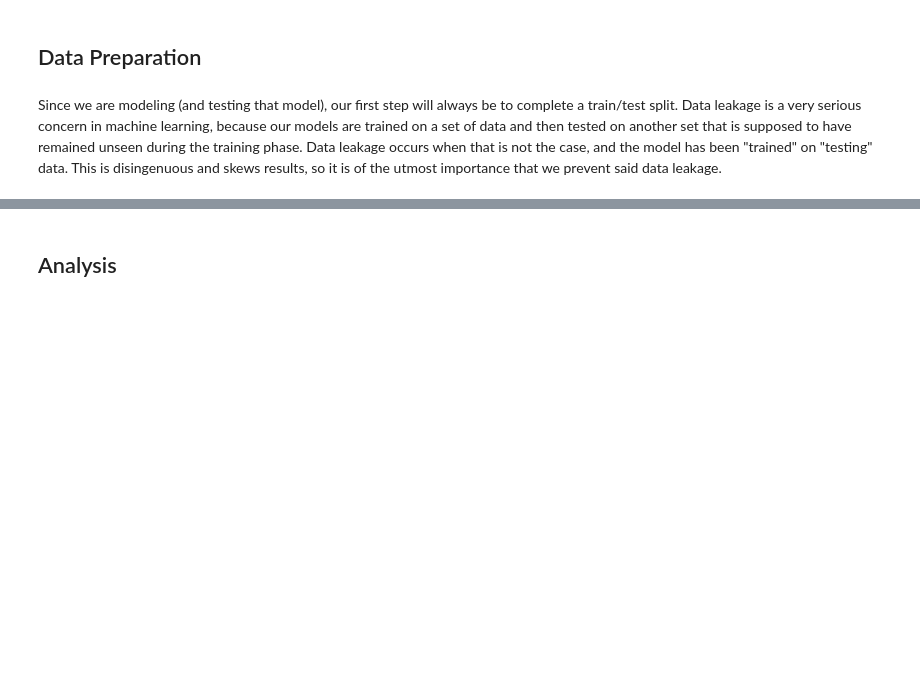
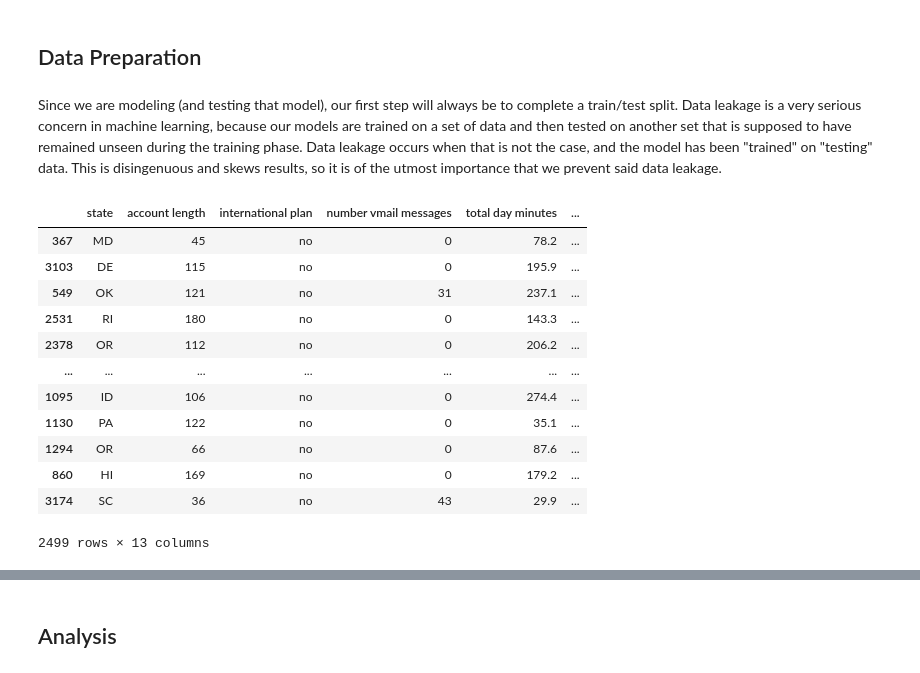
Before and after one commit to falloutb1tch/CustomerChurnProject, a Jupyter notebook: Final.ipynb, the cells around one changed output, grey strips where cells are left out. Saved outputs shown, nothing was run; the diff lists cells and outputs as text; code cells hidden in the pictures; blank space fills up the shorter version.

```diff
--- a/Final.ipynb
+++ b/Final.ipynb
@@ -84,3 +125,19 @@ Since we are modeling (and testing that model), our first step will always be to
 X = cust_df.drop('churn', axis=1)
 y = cust_df['churn']
 X_train, X_test, y_train, y_test = train_test_split(X, y, test_size=.25, random_state=42)
+# %%
+X_train
+# %% [output]
+|  | state | account length | international plan | number vmail messages | total day minutes | ... |
+| 367 | MD | 45 | no | 0 | 78.2 | ... |
+| 3103 | DE | 115 | no | 0 | 195.9 | ... |
+| 549 | OK | 121 | no | 31 | 237.1 | ... |
+| 2531 | RI | 180 | no | 0 | 143.3 | ... |
+| 2378 | OR | 112 | no | 0 | 206.2 | ... |
+| ... | ... | ... | ... | ... | ... | ... |
+| 1095 | ID | 106 | no | 0 | 274.4 | ... |
+| 1130 | PA | 122 | no | 0 | 35.1 | ... |
+| 1294 | OR | 66 | no | 0 | 87.6 | ... |
+| 860 | HI | 169 | no | 0 | 179.2 | ... |
+| 3174 | SC | 36 | no | 43 | 29.9 | ... |
+2499 rows × 13 columns
```
Also changed, not shown: parts of 19 cells of this notebook.
